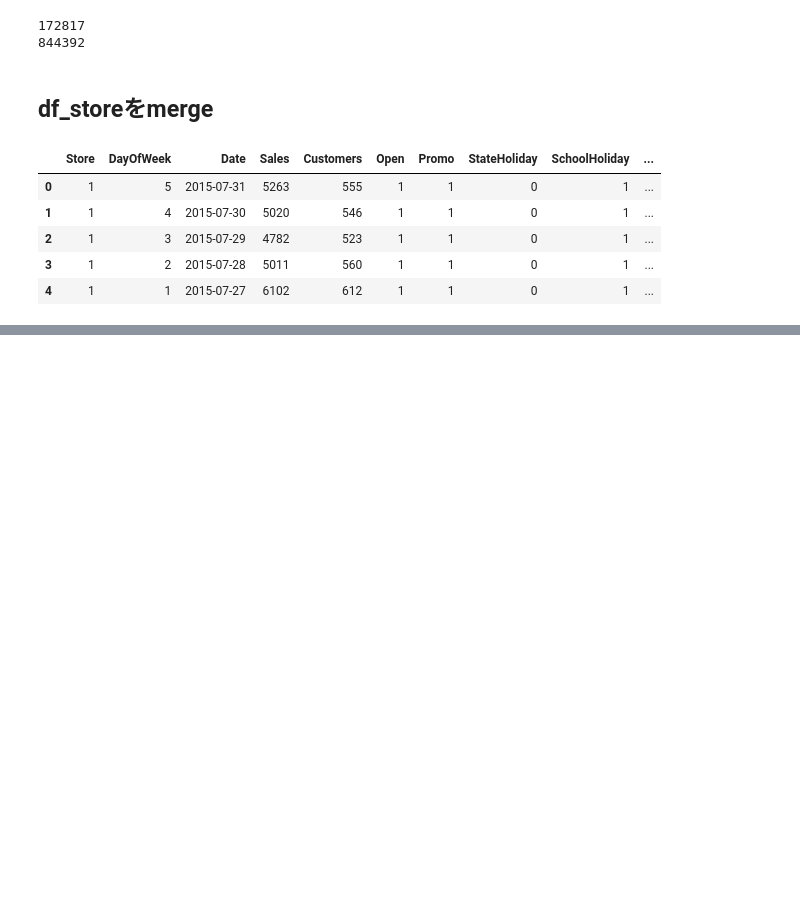
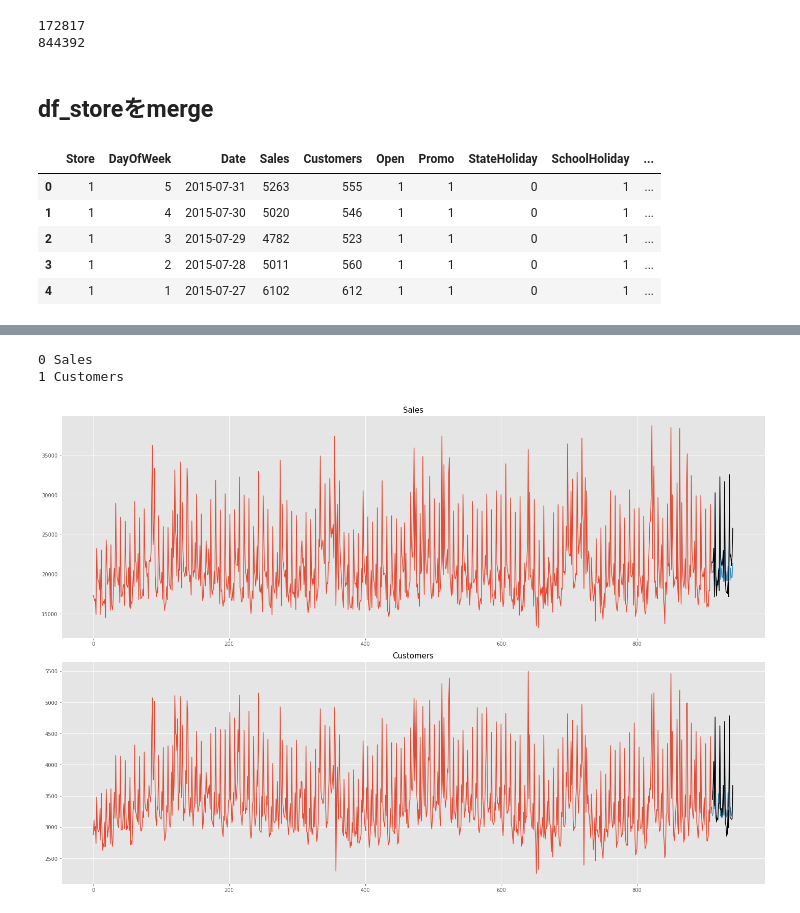
Before and after one commit to hajime0105/Train-TimeSeriesAnalysis, a Jupyter notebook: Example_kaggle_RossmanStoreSales.ipynb, the cells around one changed output, grey strips where cells are left out. Saved outputs shown, nothing was run; the diff lists cells and outputs as text; code cells hidden in the pictures; blank space fills up the shorter version.

Commit message:
update:VAR model result.

```diff
--- a/Example_kaggle_RossmanStoreSales.ipynb
+++ b/Example_kaggle_RossmanStoreSales.ipynb
@@ -207,3 +195,0 @@ utils.decomposed_plot(arima.decompose(df_sum_train, 'additive', m=31),
-# %%
-df_sum = df_sum[df_sum.index >= "2014-07-01"]
-print(len(df_sum))
@@ -495,0 +463,4 @@ data_d1_d12
+# %%
+df_train_262 = df_train[df_train['Store']==262].drop(['Store','Open'],axis=1)\
+    .sort_values('Date').reset_index(drop=True)
+print(df_train_262)
@@ -496,3 +496,9 @@ data_d1_d12
 # %%
+df_train_262_sort = df_train_262[['Sales','Customers']]
+print(df_train_262_sort)
+
 # データ分割（train:学習データ、test:テストデータ）
-train, test = model_selection.train_test_split(data, train_size=132)
+train, test = model_selection.train_test_split(df_train_262_sort, test_size=31)
+
+x = sm.add_constant(train)
+model = VAR(train)
@@ -575,0 +541,3 @@ plt.show()
+# %%
+model_result = model.fit(maxlags=15, ic='aic')
+model_result.summary()
@@ -575,0 +562,34 @@ plt.show()
+# %%
+steps = 31
+result = model_result.forecast(model_result.endog, steps=steps)
+
+fig = plt.figure(0, figsize=(20, 20))
+for i, variable_name in enumerate(['Sales', 'Customers']):
+
+    print(i, variable_name)
+    ax = fig.add_subplot(3, 1, i+1)
+    y = model_result.endog[:, i]
+    plt_test = np.array(test[variable_name])
+    ax.plot(
+        np.arange(len(y)),
+        y,
+        'r'
+    )
+    ax.plot(
+        np.arange(len(y), len(y)+steps),
+        result[:, i],
+        ''
+    )
+    ax.plot(
+        np.arange(len(y), len(y)+steps),
+        plt_test,
+        color='k'
+    )
+    ax.set_title(variable_name, size=15)
+
+fig.tight_layout()
+plt.savefig(result_dir_path.joinpath('micro_data_predict.png'))
+# %% [output]
+0 Sales
+1 Customers
+[figure, added]
```
Also changed, not shown: parts of 70 cells of this notebook.
